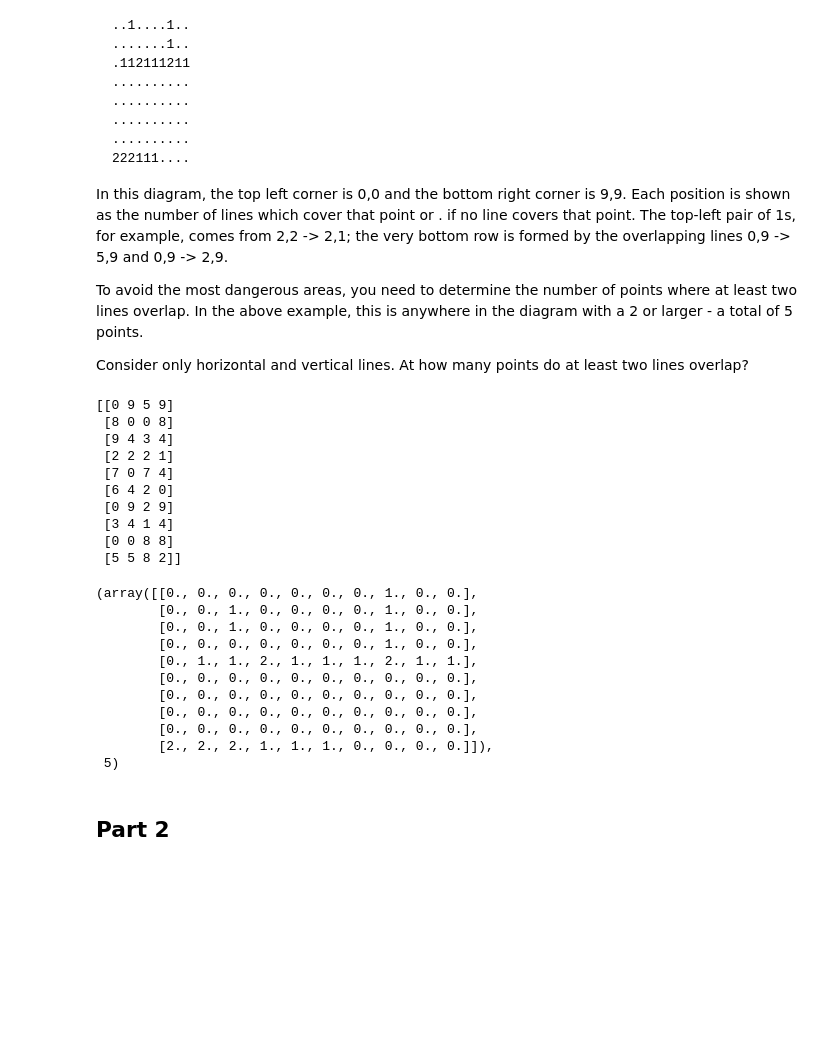
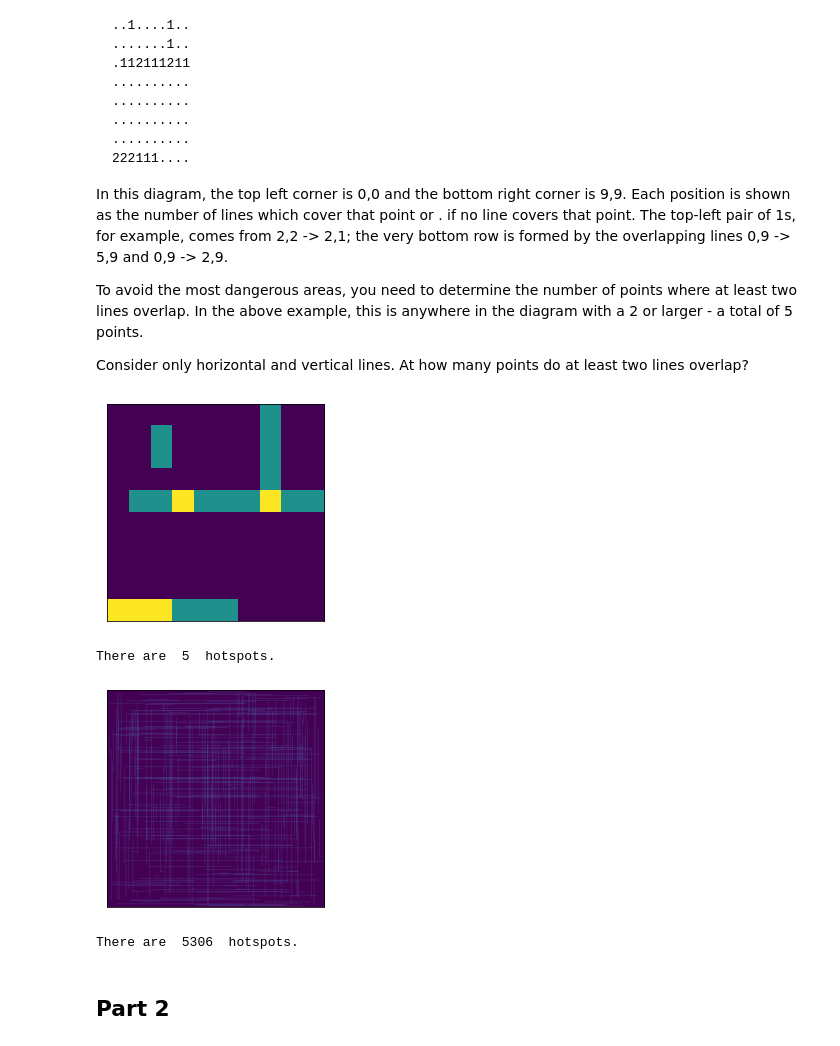
Before and after one commit to f-macfarlane95/Advent-of-Code, a Jupyter notebook: 2021/day05.ipynb, the cells around one changed output. Drawn from its saved outputs; the diff is of its cells as text; code cells hidden in the pictures; blank space fills up the shorter version.

Commit message:
Added Images to Day 5

```diff
--- a/2021/day05.ipynb
+++ b/2021/day05.ipynb
@@ -49,8 +53,18 @@ import numpy as np
 def load_vents(path):
     file = open(path, "r")
     lines = file.readlines()
+
+    lines2 = ([re.split(r'\D+',l) for l in lines])
+
     lines = np.array([l.strip("\n") for l in lines])
     lines = ([l.split(" -> ") for l in lines])
+
+    for l in lines2:
+        try:
+            l.remove('')
+        except:
+            continue
+    lines2 = np.array(lines2)
 
     nrows = int(len(lines))
     ncols = int(len(lines[0]))
@@ -111,30 +123,26 @@ vents = load_vents("day05_data_test.txt")
-# %%
-print(vents)
-# %% [output]
-[[0 9 5 9]
- [8 0 0 8]
- [9 4 3 4]
- [2 2 2 1]
- [7 0 7 4]
- [6 4 2 0]
- [0 9 2 9]
- [3 4 1 4]
- [0 0 8 8]
- [5 5 8 2]]
 # %%
-write_map(vents)
+vents = load_vents("day05_data_test.txt")
+[vent_map, zones] = write_map(vents)
+plt.imshow(vent_map)
+plt.xticks([]), plt.yticks([])  # Hides the graph ticks and x / y axis
+plt.show()
+
+print("There are ",zones," hotspots.")
 # %% [output]
+[figure, added]
-(array([[0., 0., 0., 0., 0., 0., 0., 1., 0., 0.],
-        [0., 0., 1., 0., 0., 0., 0., 1., 0., 0.],
-        [0., 0., 1., 0., 0., 0., 0., 1., 0., 0.],
-        [0., 0., 0., 0., 0., 0., 0., 1., 0., 0.],
-        [0., 1., 1., 2., 1., 1., 1., 2., 1., 1.],
-        [0., 0., 0., 0., 0., 0., 0., 0., 0., 0.],
-        [0., 0., 0., 0., 0., 0., 0., 0., 0., 0.],
-        [0., 0., 0., 0., 0., 0., 0., 0., 0., 0.],
-        [0., 0., 0., 0., 0., 0., 0., 0., 0., 0.],
-        [2., 2., 2., 1., 1., 1., 0., 0., 0., 0.]]),
- 5)
+There are  5  hotspots.
+# %%
+vents = load_vents("day05_data.txt")
+[vent_map, zones] = write_map(vents)
+
+plt.imshow(vent_map)
+plt.xticks([]), plt.yticks([])  # Hides the graph ticks and x / y axis
+plt.show()
+
+print("There are ",zones," hotspots.")
+# %% [output]
+[figure, added]
+There are  5306  hotspots.
 # %% [markdown]
 ## Part 2
 # %% [markdown]
```
Also changed, not shown: parts of 5 cells of this notebook.
